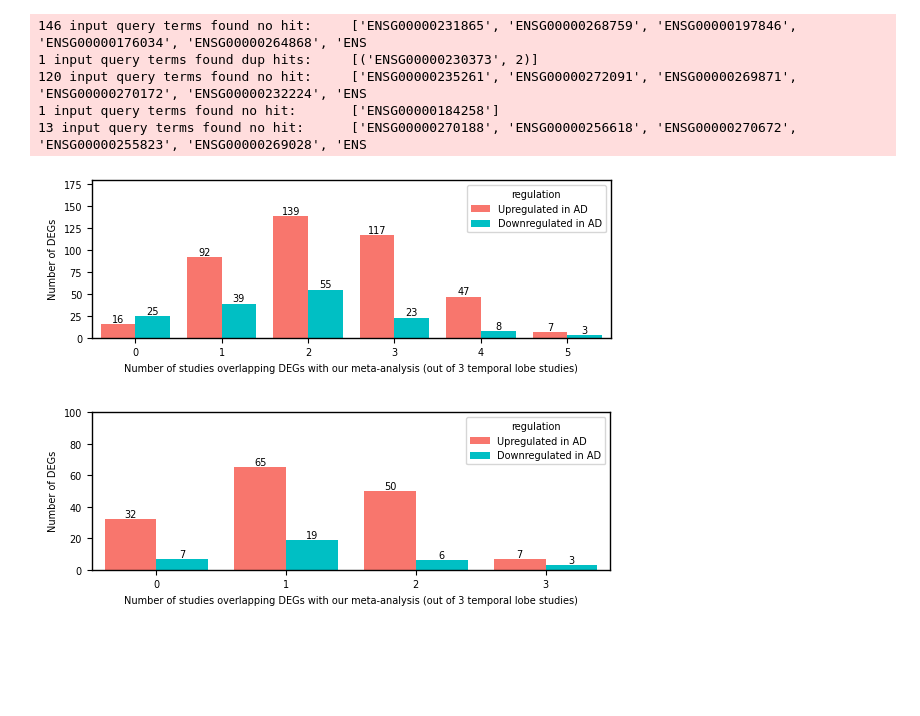
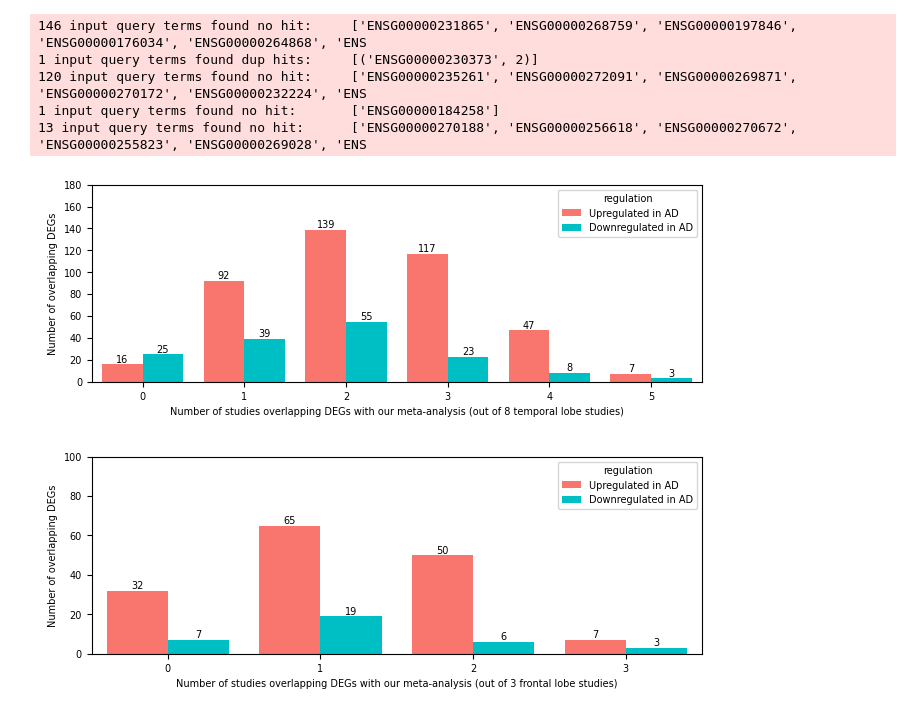
Before and after one commit to UK-SBCoA-EbbertLab/AD_bulk_RNAseq_review, a Jupyter notebook: scripts/03.overlap_analysis/00.make_overlap_figures_and_tables.ipynb, the cells around one changed output. Cells and saved outputs as stored; diff of their text form; code cells hidden in the pictures; blank space fills up the shorter version.

```diff
--- a/scripts/03.overlap_analysis/00.make_overlap_figures_and_tables.ipynb
+++ b/scripts/03.overlap_analysis/00.make_overlap_figures_and_tables.ipynb
@@ -322,37 +324,37 @@ temporal_counts = pd.concat([temporal_up_counts, temporal_down_counts])
 frontal_counts = pd.concat([frontal_up_counts, frontal_down_counts])
 # %%
 ## Setup figure size
-from matplotlib import rcParams
 mm = (1/25.4)
-
-# figure size in inches
-rcParams['figure.figsize'] = (170*mm, 52*mm)
-rcParams.update({'font.size': 7})
-rcParams['axes.linewidth'] = 1
 
 ## define ggplot colors
 ggplot2_colors = ["#F8766D", "#CD9600", "#7CAE00", "#00BE67", "#00BFC4", "#00A9FF", "#C77CFF", "#FF61CC"]
 # %%
+plt.figure(figsize=(200*mm, 65*mm))  # Set the figure size in inches (width, height)
+plt.rcParams.update({'font.size': 7})  # Set the font size for the entire figure
+
 ## Make median CPM > 1 gene body number of exons plot and save both as pdf.
 
 ax = sns.countplot(x=temporal_counts["Count"], hue=temporal_counts["regulation"], palette=[ggplot2_colors[0], ggplot2_colors[4]], saturation=1)
 
 for container in ax.containers:
     ax.bar_label(container)
 
-plt.xlabel("Number of studies overlapping DEGs with our meta-analysis (out of 3 temporal lobe studies)")
-plt.ylabel("Number of DEGs")
+plt.xlabel("Number of studies overlapping DEGs with our meta-analysis (out of 8 temporal lobe studies)")
+plt.ylabel("Number of overlapping DEGs")
 plt.ylim(0, 180)
 
 plt.savefig('../../figures/main/temporal_lobe_overlap.pdf',
             dpi=1200, transparent=True, bbox_inches="tight")
 plt.savefig('../../figures/main/temporal_lobe_overlap.png',
             dpi=1200, transparent=True, bbox_inches="tight")
 
 plt.show()
 # %% [output]
-[figure, old version]
+[figure, new version]
 # %%
+plt.figure(figsize=(200*mm, 65*mm))  # Set the figure size in inches (width, height)
+plt.rcParams.update({'font.size': 7})  # Set the font size for the entire figure
+
 ## Make median CPM > 1 gene body number of exons plot and save both as pdf.
 
 ax = sns.countplot(x=frontal_counts["Count"], hue=frontal_counts["regulation"], palette=[ggplot2_colors[0], ggplot2_colors[4]], saturation=1)
@@ -360,18 +362,18 @@ ax = sns.countplot(x=frontal_counts["Count"], hue=frontal_counts["regulation"],
 for container in ax.containers:
     ax.bar_label(container)
 
-plt.xlabel("Number of studies overlapping DEGs with our meta-analysis (out of 3 temporal lobe studies)")
-plt.ylabel("Number of DEGs")
+plt.xlabel("Number of studies overlapping DEGs with our meta-analysis (out of 3 frontal lobe studies)")
+plt.ylabel("Number of overlapping DEGs")
 plt.ylim(0, 100)
 
-plt.savefig('../../figures/main/temporal_lobe_overlap.pdf',
+plt.savefig('../../figures/main/frontal_lobe_overlap.pdf',
             dpi=1200, transparent=True, bbox_inches="tight")
-plt.savefig('../../figures/main/temporal_lobe_overlap.png',
+plt.savefig('../../figures/main/frontal_lobe_overlap.png',
             dpi=1200, transparent=True, bbox_inches="tight")
 
 plt.show()
 # %% [output]
-[figure, old version]
+[figure, new version]
 # %%
 ## Adjust column names
 temporal_meta.columns = ['chr', 'ensembl_id', 'gene_symbol', 'P-value', 'Zscore', 'Direction',
```
Also changed, not shown: parts of 3 cells of this notebook, 11 other files.
